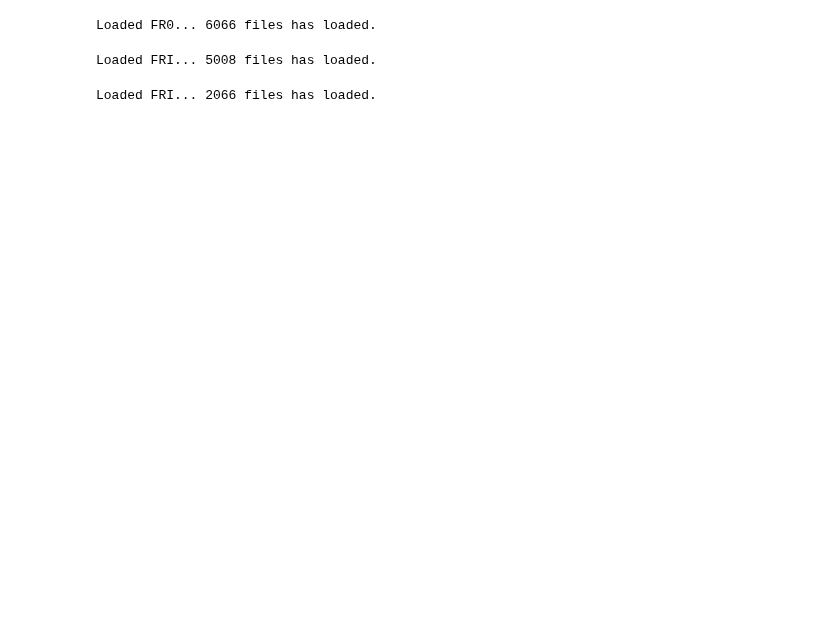
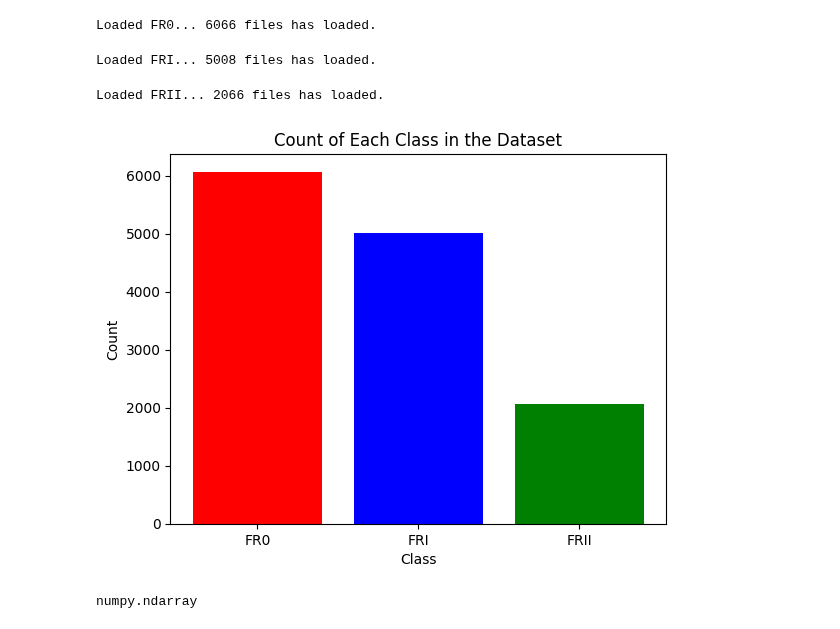
Before and after one commit to FaridRash/DATA-MINING-MACHINE-LEARNING-semester-2-, a Jupyter notebook: The Final Project/Notebooks/Farid/Farid_1st.ipynb, the cells around one changed output. Drawn from its saved outputs; the diff is of its cells as text; code cells hidden in the pictures; blank space fills up the shorter version.

```diff
--- a/The Final Project/Notebooks/Farid/Farid_1st.ipynb
+++ b/The Final Project/Notebooks/Farid/Farid_1st.ipynb
@@ -45,14 +24,16 @@ imagePaths = list(paths.list_images(r"/content/DataMining/The Final Project/Data
 data = []
 labels = []
 label = 0
-counter = 0
+counter_0 = 0
 
 for imagePath in imagePaths:
   image = tf.io.read_file(imagePath)
+  image = tf.image.decode_image(image, channels=1)
+  image = tf.image.crop_to_bounding_box(image, 124, 124, 50, 50)
   data.append(image)
   labels.append(label)
-  counter +=1
-print(f'Loaded FR0... {counter} files has loaded.')
+  counter_0 += 1
+print(f'Loaded FR0... {counter_0} files has loaded.')
 # %% [output]
 Loaded FR0... 6066 files has loaded.
 # %%
@@ -61,14 +42,16 @@ imagePaths = list(paths.list_images(r"/content/DataMining/The Final Project/Data
 
 
 label = 1
-counter = 0
+counter_1 = 0
 
 for imagePath in imagePaths:
   image = tf.io.read_file(imagePath)
+  image = tf.image.decode_image(image, channels=1)
+  image = tf.image.crop_to_bounding_box(image, 124, 124, 50, 50)
   data.append(image)
   labels.append(label)
-  counter +=1
-print(f'Loaded FRI... {counter} files has loaded.')
+  counter_1 += 1
+print(f'Loaded FRI... {counter_1} files has loaded.')
 # %% [output]
 Loaded FRI... 5008 files has loaded.
 # %%
@@ -76,15 +59,28 @@ Loaded FRI... 5008 files has loaded.
 imagePaths = list(paths.list_images(r"/content/DataMining/The Final Project/Data/FRII"))
 
 label = 2
-counter = 0
+counter_2 = 0
 
 for imagePath in imagePaths:
   image = tf.io.read_file(imagePath)
+  image = tf.image.decode_image(image, channels=1)
+  image = tf.image.crop_to_bounding_box(image, 124, 124, 50, 50)
   data.append(image)
   labels.append(label)
-  counter +=1
-print(f'Loaded FRI... {counter} files has loaded.')
+  counter_2 += 1
+print(f'Loaded FRII... {counter_2} files has loaded.')
 # %% [output]
-Loaded FRI... 2066 files has loaded.
+Loaded FRII... 2066 files has loaded.
+# %%
+counter = Counter(labels)
+sorted_counts = dict(sorted(counter.items()))
+plt.bar( ['FR0', 'FRI', 'FRII'], sorted_counts.values(), color=['red', 'blue', 'green'])
+plt.xlabel('Class')
+plt.ylabel('Count')
+plt.title('Count of Each Class in the Dataset')
+plt.xticks(range(3))
+plt.show()
+# %% [output]
+[figure, added]
 # %%
 labels = np.array(labels,dtype='uint8')
@@ -95,3 +88,7 @@ labels = pd.DataFrame(labels)
+# %%
+type(data)
+# %% [output]
+numpy.ndarray
 # %%
 data.shape
 # %% [output]
```
Also changed, not shown: parts of 11 cells of this notebook.
